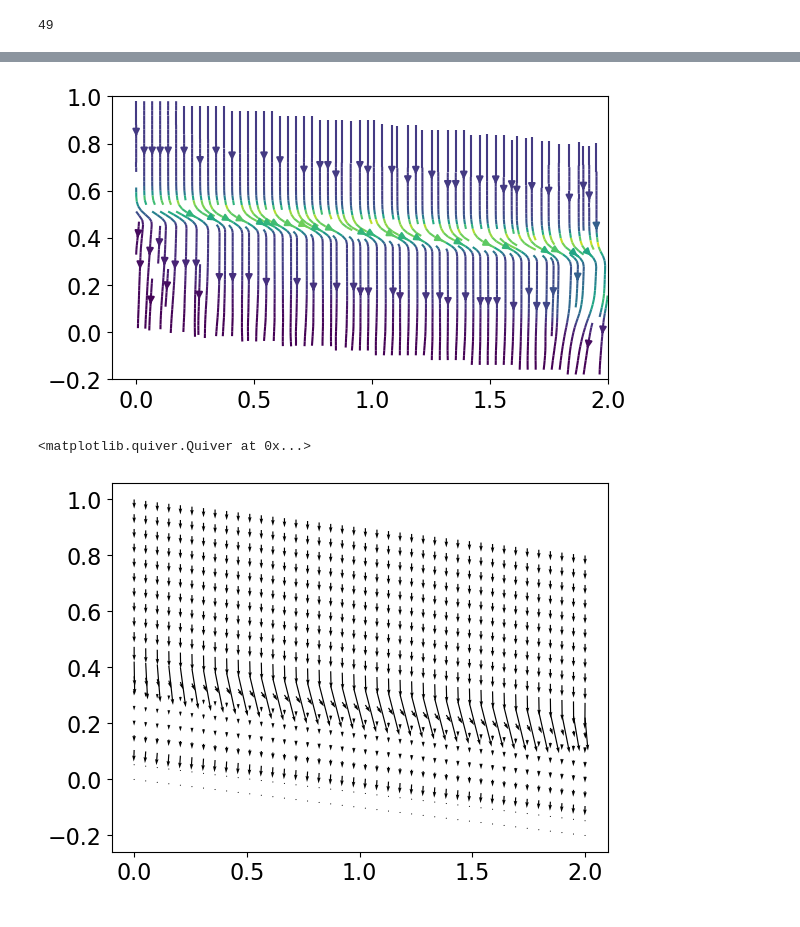
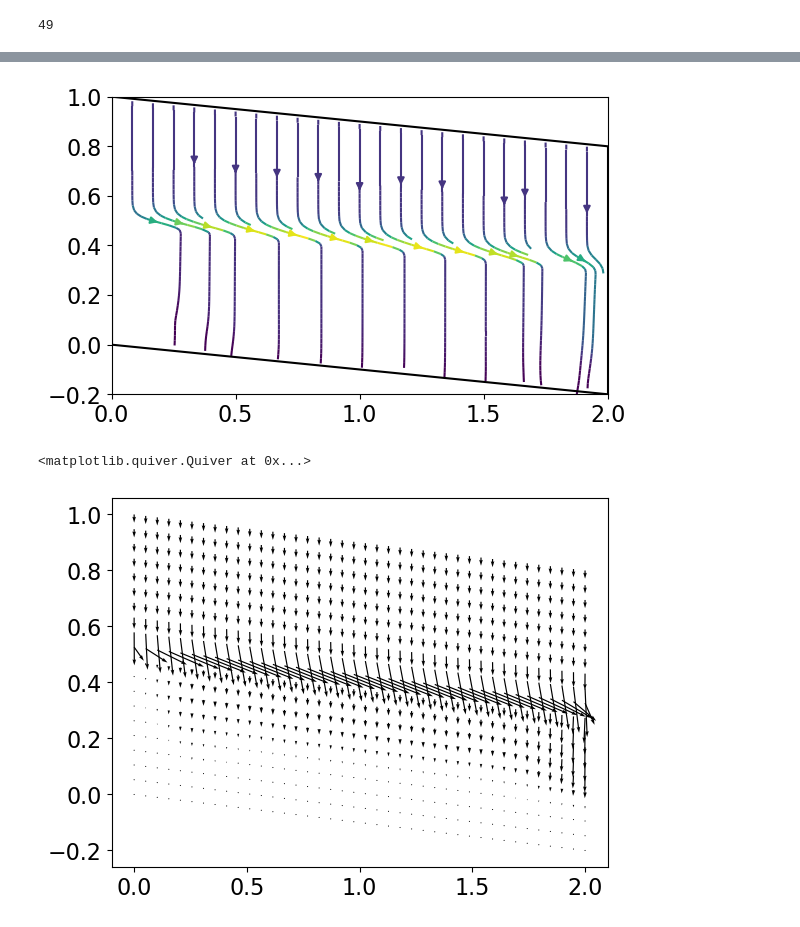
Before and after one commit to lannika-ut/Masterarbeit, a Jupyter notebook: view_solutions_nonisothermal.ipynb, the cells around one changed output, grey strips where cells are left out. Saved outputs shown, nothing was run; the diff lists cells and outputs as text; code cells hidden in the pictures.

Commit message:
streamlines starten jetzt am Gebietsrand

```diff
--- a/view_solutions_nonisothermal.ipynb
+++ b/view_solutions_nonisothermal.ipynb
@@ -11,7 +11,7 @@ import ufl
 from basix.ufl import element
 from scipy.interpolate import griddata
 # %%
-filename = "./solutions/Test6_Annika_24h.pkl"
+filename = "./solutions/Test6_Annika_24h_finemesh.pkl"
 with open(filename, "rb") as f:
     data_Annika = pickle.load(f)
 
@@ -124,27 +124,37 @@ q_z = q_eval[:,1].reshape((nz, nx))
 # %%
 # Plot q as streamlines
 points = np.column_stack((x_plot.ravel(), z_plot.ravel()))
 
 x = np.linspace(x_plot.min(), x_plot.max(), 250)
 z = np.linspace(z_plot.min(), z_plot.max(), 250)
 X, Z = np.meshgrid(x, z)
+top = geom.slope*x+P3[1]
+bottom = geom.slope*x+P0[1]
 
 Qx = griddata(points, q_x.ravel(), (X, Z), method="linear")
 Qz = griddata(points, q_z.ravel(), (X, Z), method="linear")
+
+x_lines = np.linspace(x_plot.min(), x_plot.max(), 25)
+start_pts = np.array([x_lines, geom.slope*x_lines+P3[1]-0.01])
 
 plt.streamplot(
     X, Z,
     Qx, Qz,
     density=2,
-    color=np.sqrt(Qx**2 + Qz**2)
+    color=np.sqrt(Qx**2 + Qz**2),
+    start_points=start_pts.T
 )
+plt.plot(x, top, color="black")
+plt.plot(x, bottom, color="black")
+plt.vlines(0, 0, 1, color="black")
+plt.vlines(2, -0.2, 0.8, color="black")
 
 plt.gca().set_aspect("equal")
 plt.show()
 # %% [output]
-[figure, old version]
+[figure, new version]
 # %%
 plt.quiver(grid[:,0], grid[:,1], q_x, q_z)
 # %% [output]
 <matplotlib.quiver.Quiver at 0x...>
-[figure, old version]
+[figure, new version]
```
Also changed, not shown: parts of 2 cells of this notebook, 2 other files.
